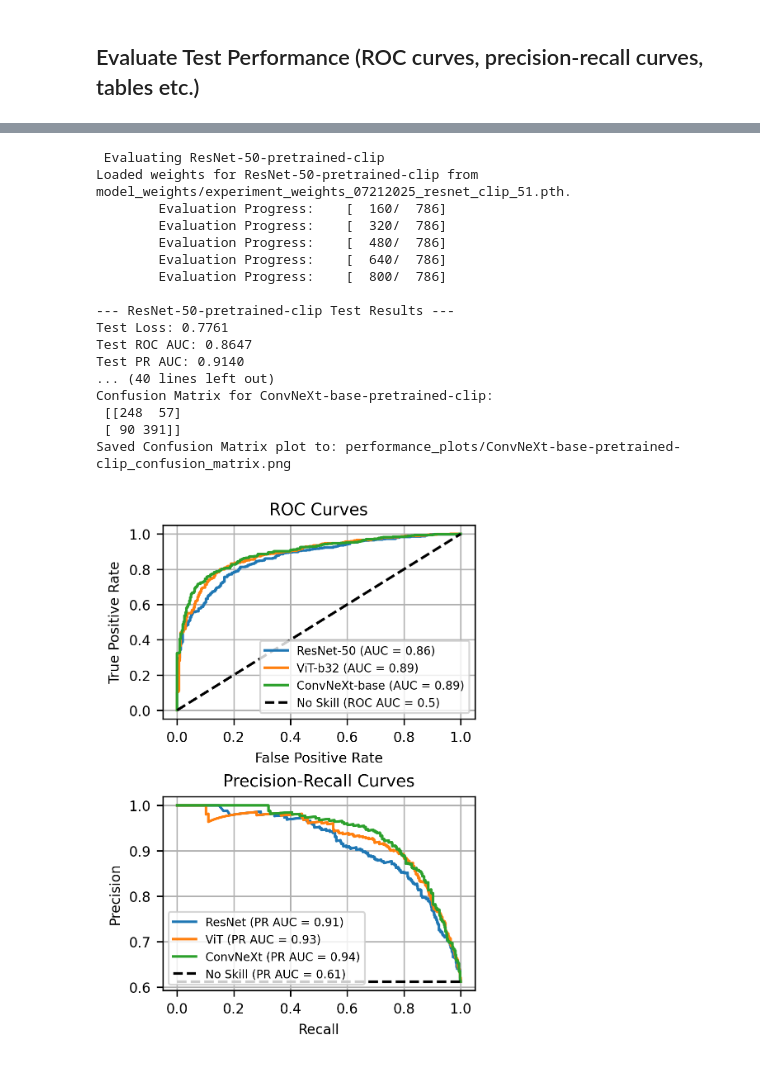
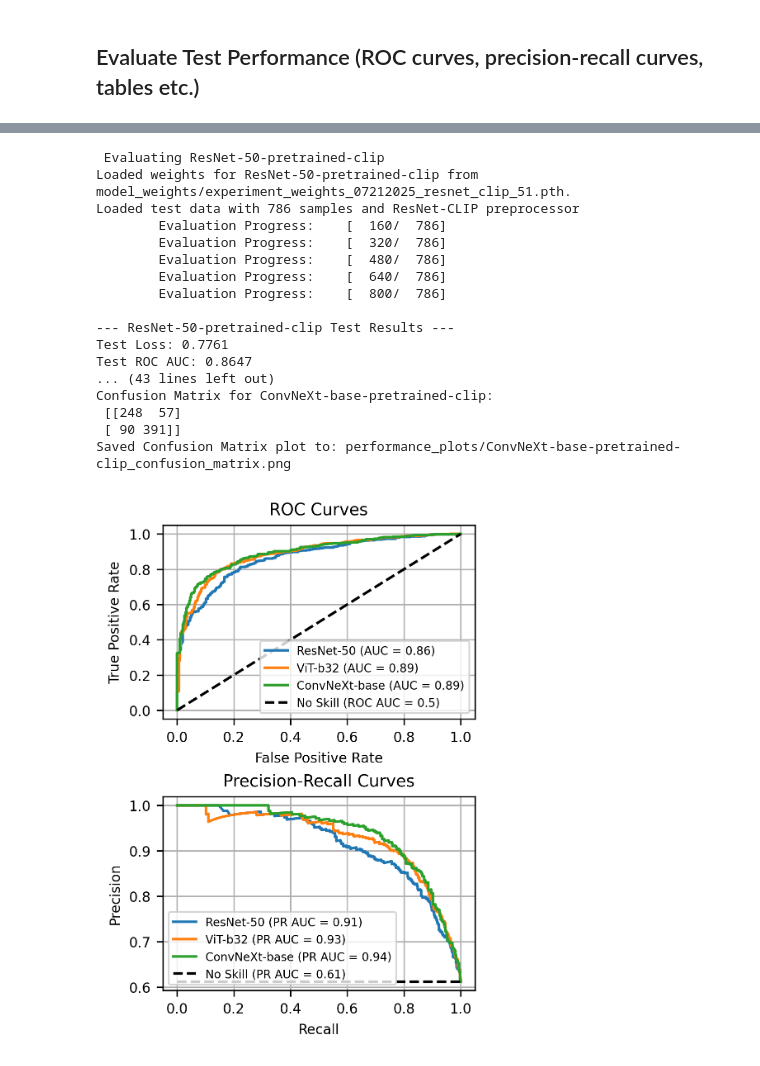
Before and after one commit to Deepfake-Detection-KKO/deepfake-detection, a Jupyter notebook: test_performance_analysis.ipynb, the cells around one changed output, grey strips where cells are left out. Cells and saved outputs as stored; diff of their text form; code cells hidden in the pictures.

```diff
--- a/test_performance_analysis.ipynb
+++ b/test_performance_analysis.ipynb
@@ -63,10 +64,9 @@ experiment_results.sort_values(by=['val_acc', 'val_roc_auc'], ascending = False)
 # %%
 image_dir_path = 'Deepfake-Eval-2024/image-data'
 # %%
-debug_data = DeepFakeDataset("image-metadata-debug.csv", image_dir_path, model_type = 'ConvNeXt-CLIP', is_train = False)
-debug_data_loader = DataLoader(debug_data, batch_size = 32, shuffle = False)
+train_data = DeepFakeDataset("image-metadata-train.csv", image_dir_path, model_type = 'ConvNeXt-CLIP', is_train = False)
 
-test_data = DeepFakeDataset("image-metadata-test.csv", image_dir_path, model_type = 'ConvNeXt-CLIP',  is_train = False)
-test_data_loader = DataLoader(test_data, batch_size = 32, shuffle = False)
-print(f"Successfully loaded {len(test_data)} samples for testing.")
-print(f"Test data will be loaded in batches of {test_data_loader.batch_size}.")
+# test_data = DeepFakeDataset("image-metadata-test.csv", image_dir_path, model_type = 'ConvNeXt-CLIP',  is_train = False)
+# test_data_loader = DataLoader(test_data, batch_size = 32, shuffle = False)
+# print(f"Successfully loaded {len(test_data)} samples for testing.")
+# print(f"Test data will be loaded in batches of {test_data_loader.batch_size}.")
@@ -141,6 +138,11 @@ models_to_test = {
     "ViT-b32-pretrained-clip": 'model_weights/experiment_weights_07212025_vit_clip_50.pth',
     "ConvNeXt-base-pretrained-clip": 'model_weights/experiment_weights_07212025_convnext_clip_2.pth',
 }
+preprocessors = {
+    "ResNet-50-pretrained-clip": 'ResNet-CLIP',
+    "ViT-b32-pretrained-clip": 'ViT-CLIP',
+    "ConvNeXt-base-pretrained-clip": 'ConvNeXt-CLIP',
+}
 # %%
 # Loop through each model to load, evaluate, and collect data for the ROC-AUC and PR-AUC plots
 for model_name, weights_path in models_to_test.items():
@@ -163,6 +165,9 @@ for model_name, weights_path in models_to_test.items():
         print(f"Error loading state_dict for {model_name} from {weights_path}: {e}. Skipping.")
         continue
 
+    test_data = DeepFakeDataset("image-metadata-test.csv", image_dir_path, model_type = preprocessors[model_name],  is_train = False)
+    print(f"Loaded test data with {len(test_data)} samples and {preprocessors[model_name]} preprocessor")
+    test_data_loader = DataLoader(test_data, batch_size = 32, shuffle = False)
     current_model.to(device)
     # Get predictions and labels from the test set using validate_epoch
     # Pass return_preds_labels=True to get per-sample data
@@ -252,6 +257,7 @@ for model_name, weights_path in models_to_test.items():
 # %% [output]
  Evaluating ResNet-50-pretrained-clip
 Loaded weights for ResNet-50-pretrained-clip from model_weights/experiment_weights_07212025_resnet_clip_51.pth.
+Loaded test data with 786 samples and ResNet-CLIP preprocessor
         Evaluation Progress:    [  160/  786]
         Evaluation Progress:    [  320/  786]
         Evaluation Progress:    [  480/  786]
@@ -261,8 +267,7 @@ Loaded weights for ResNet-50-pretrained-clip from model_weights/experiment_weigh
 --- ResNet-50-pretrained-clip Test Results ---
 Test Loss: 0.7761
 Test ROC AUC: 0.8647
-Test PR AUC: 0.9140
-... (40 lines left out)
+... (43 lines left out)
 Confusion Matrix for ConvNeXt-base-pretrained-clip:
  [[248  57]
  [ 90 391]]
@@ -281,35 +286,35 @@ for col, (model_name, results) in enumerate(model_results.items()):
 
 ax1.plot([0, 1], [0, 1], 'k--', label=f'No Skill (ROC AUC = 0.5)')
 ax1.set_xlabel('False Positive Rate')
 ax1.set_ylabel('True Positive Rate')
 ax1.set_title('ROC Curves')
 ax1.legend(loc='lower right', fontsize = 'small') # Increased legend fontsize
 ax1.grid(True)
 
 
 for col, (model_name, results) in enumerate(model_results.items()):
-    ax2.plot(results['recall'], results['precision'], label=f'{model_name.split("-")[0]} (PR AUC = {results["pr_auc"]:.2f})')
+    ax2.plot(results['recall'], results['precision'], label=f'{"-".join(model_name.split("-")[:2])} (PR AUC = {results["pr_auc"]:.2f})')
 
 # Baseline for PR curve: For a random classifier, PR AUC is the proportion of positive samples
 # Calculate the positive class proportion from any set of labels (they should be the same across models)
 if all_labels is not None:
     positive_class_proportion = np.sum(all_labels) / len(all_labels)
     ax2.plot([0, 1], [positive_class_proportion, positive_class_proportion], 'k:', linestyle='--', label=f'No Skill (PR AUC = {positive_class_proportion:.2f})')
     # ax2.plot([0, 1], [positive_class_proportion, positive_class_proportion], 'k:', linestyle='--', label=f'No Skill')
 else:
     # Fallback if all_labels wasn't set, e.g., due to an error earlier
     print("Warning: Could not determine positive class proportion for PR AUC baseline.")
 
 # ax2.set_ylim([0,1])
 ax2.set_xlabel('Recall')
 ax2.set_ylabel('Precision')
 ax2.set_title('Precision-Recall Curves')
 ax2.legend(loc='lower left', fontsize = 'small') # Increased legend fontsize
 ax2.grid(True)
 
 plt.savefig('performance_plots/roc_pr_curves.png', bbox_inches='tight', dpi = DPI)
 # %% [output]
-[figure, old version]
+[figure, new version]
 # %%
 # Inference metrics will need to be run separately in PACE
 # schedulq run_inference_speed_test.sch
```
Also changed, not shown: parts of 12 cells of this notebook, 7 other files.
